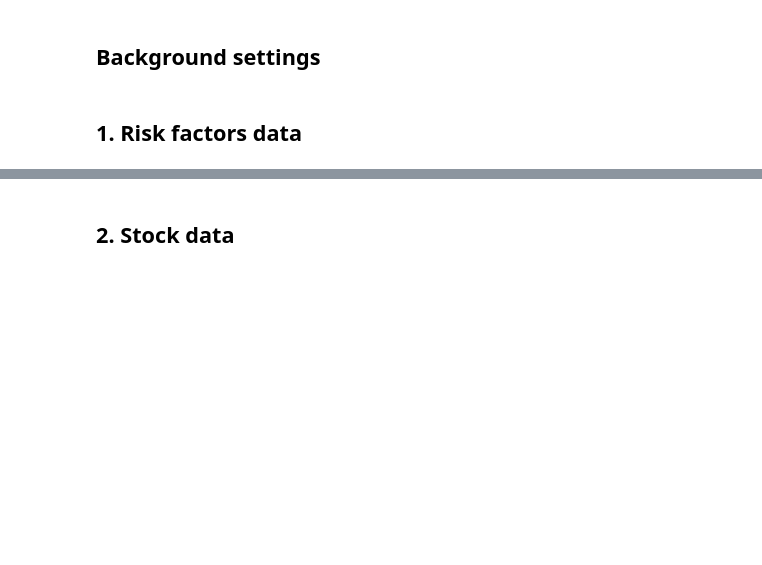
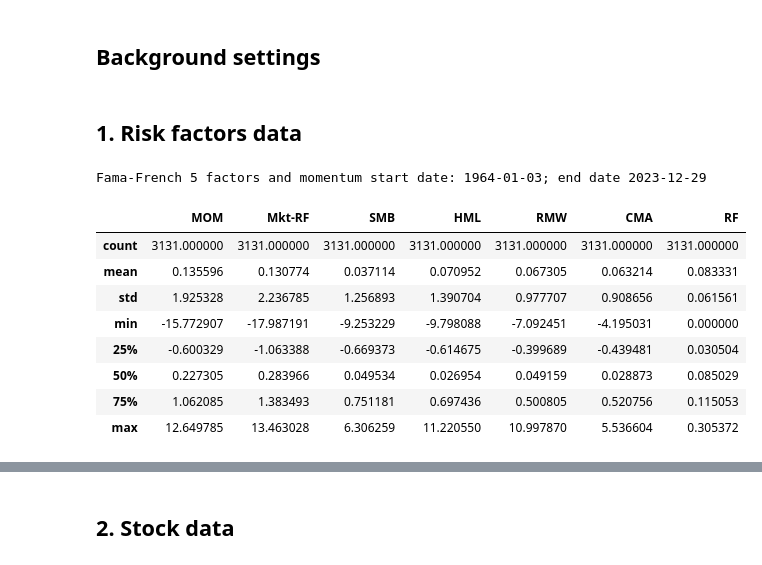
Before and after one commit to patrickwjwang/equity-cycle, a Jupyter notebook: notebooks/Feb20-equity-cycle-submission.ipynb, the cells around one changed output, grey strips where cells are left out. Drawn from its saved outputs; the diff is of its cells as text; code cells hidden in the pictures; blank space fills up the shorter version.

```diff
--- a/notebooks/Feb20-equity-cycle-submission.ipynb
+++ b/notebooks/Feb20-equity-cycle-submission.ipynb
@@ -35,0 +40,17 @@ warnings.simplefilter(action='ignore', category=FutureWarning)
+# %%
+# Create summmary stat for weekly ff6
+ff6_weekly_summary = ff6_weekly_df.describe()
+start, end = min(ff6_weekly_df['Date']), max(ff6_weekly_df['Date'])  # start and end date
+print(f"Fama-French 5 factors and momentum start date: {start}; end date {end}")
+ff6_weekly_summary
+# %% [output]
+Fama-French 5 factors and momentum start date: 1964-01-03; end date 2023-12-29
+|  | MOM | Mkt-RF | SMB | HML | RMW | CMA | RF |
+| count | 3131.000000 | 3131.000000 | 3131.000000 | 3131.000000 | 3131.000000 | 3131.000000 | 3131.000000 |
+| mean | 0.135596 | 0.130774 | 0.037114 | 0.070952 | 0.067305 | 0.063214 | 0.083331 |
+| std | 1.925328 | 2.236785 | 1.256893 | 1.390704 | 0.977707 | 0.908656 | 0.061561 |
+| min | -15.772907 | -17.987191 | -9.253229 | -9.798088 | -7.092451 | -4.195031 | 0.000000 |
+| 25% | -0.600329 | -1.063388 | -0.669373 | -0.614675 | -0.399689 | -0.439481 | 0.030504 |
+| 50% | 0.227305 | 0.283966 | 0.049534 | 0.026954 | 0.049159 | 0.028873 | 0.085029 |
+| 75% | 1.062085 | 1.383493 | 0.751181 | 0.697436 | 0.500805 | 0.520756 | 0.115053 |
+| max | 12.649785 | 13.463028 | 6.306259 | 11.220550 | 10.997870 | 5.536604 | 0.305372 |
```
Also changed, not shown: parts of 7 cells of this notebook, 2 other files.
